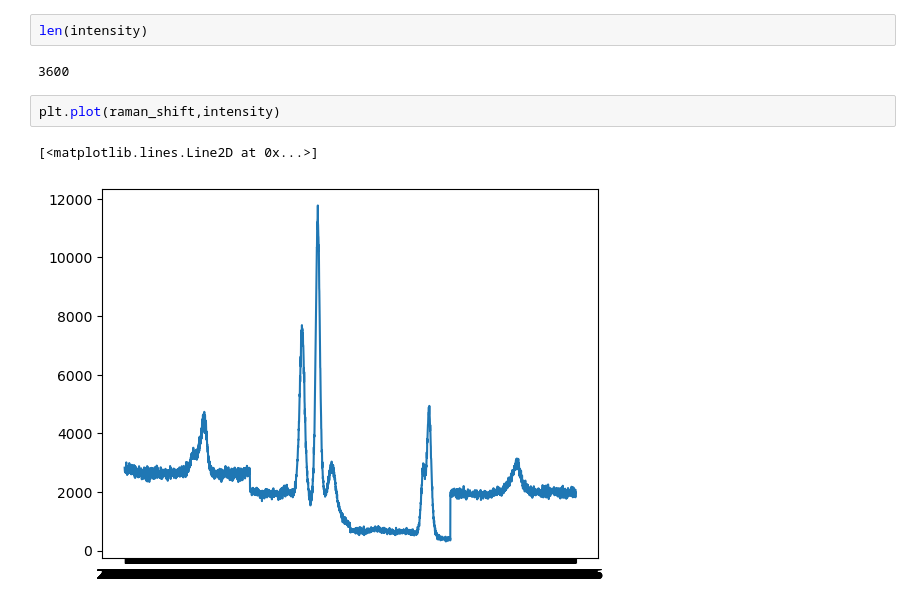
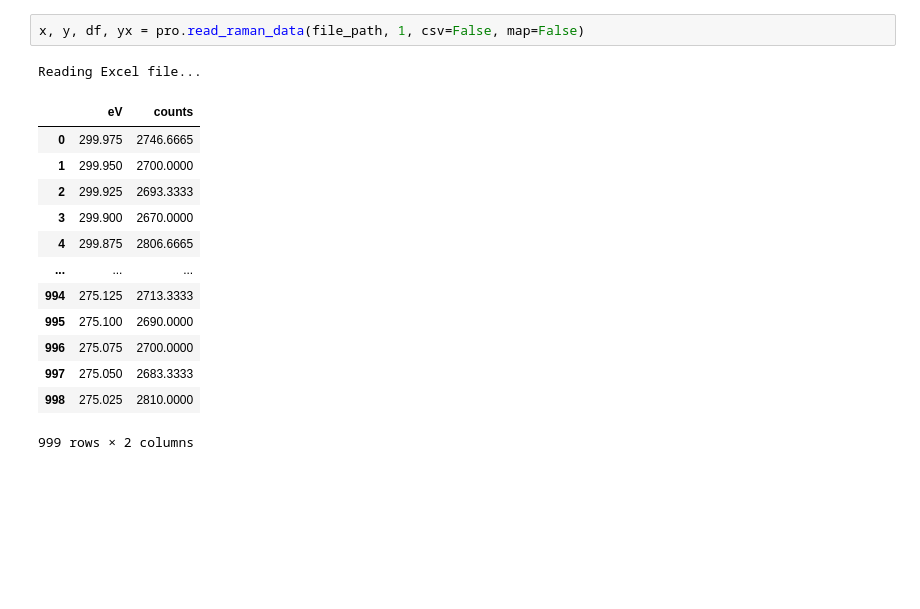
Before and after one commit to eridanirojas/2DTMD_ANML, a Jupyter notebook: raman_processing/XPStest.ipynb, the cells around one changed output. Drawn from its saved outputs; the diff is of its cells as text; blank space fills up the shorter version.

```diff
--- a/raman_processing/XPStest.ipynb
+++ b/raman_processing/XPStest.ipynb
@@ -47,10 +31,18 @@ Reading csv file...
-# %%
-len(intensity)
-# %% [output]
-3600
-# %%
-plt.plot(raman_shift,intensity)
-# %% [output]
-[<matplotlib.lines.Line2D at 0x...>]
-[figure, removed]
+# %%
+x, y, df, yx = pro.read_raman_data(file_path, 1, csv=False, map=False)
+# %% [output]
+Reading Excel file...
+|  | eV | counts |
+| 0 | 299.975 | 2746.6665 |
+| 1 | 299.950 | 2700.0000 |
+| 2 | 299.925 | 2693.3333 |
+| 3 | 299.900 | 2670.0000 |
+| 4 | 299.875 | 2806.6665 |
+| ... | ... | ... |
+| 994 | 275.125 | 2713.3333 |
+| 995 | 275.100 | 2690.0000 |
+| 996 | 275.075 | 2700.0000 |
+| 997 | 275.050 | 2683.3333 |
+| 998 | 275.025 | 2810.0000 |
+999 rows × 2 columns
 # %%
```
Also changed, not shown: parts of 9 cells of this notebook.
